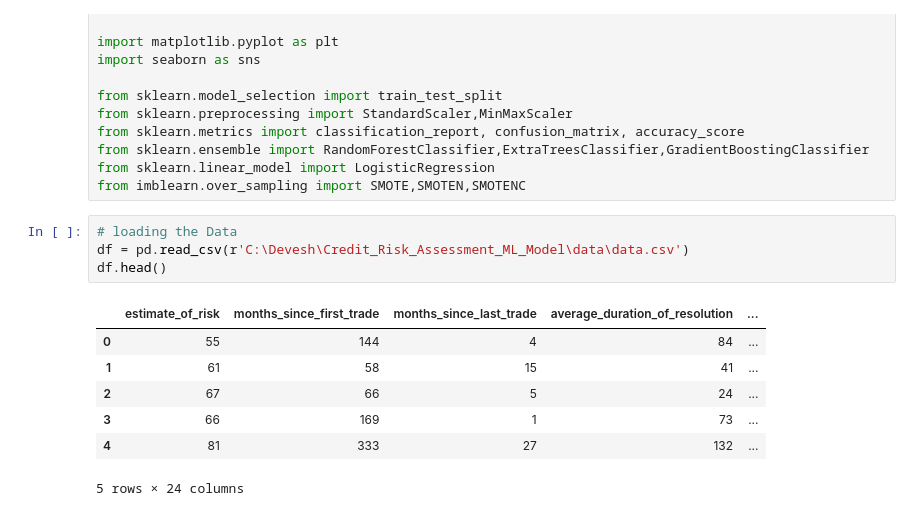
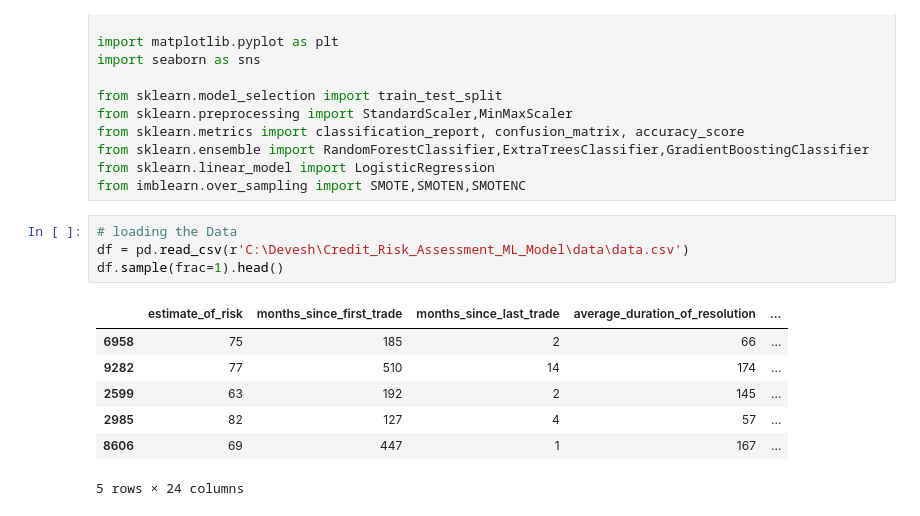
Before and after one commit to deveshdubey18/credit_risk_assessment_model, a Jupyter notebook: eda/EDA.ipynb, the cells around one changed output. Cells and saved outputs as stored; diff of their text form.

```diff
--- a/eda/EDA.ipynb
+++ b/eda/EDA.ipynb
@@ -17,12 +17,12 @@ from imblearn.over_sampling import SMOTE,SMOTEN,SMOTENC
 # %%
 # loading the Data
 df = pd.read_csv(r'C:\Devesh\Credit_Risk_Assessment_ML_Model\data\data.csv')
-df.head()
+df.sample(frac=1).head()
 # %% [output]
 |  | estimate_of_risk | months_since_first_trade | months_since_last_trade | average_duration_of_resolution | ... |
-| 0 | 55 | 144 | 4 | 84 | ... |
-| 1 | 61 | 58 | 15 | 41 | ... |
-| 2 | 67 | 66 | 5 | 24 | ... |
-| 3 | 66 | 169 | 1 | 73 | ... |
-| 4 | 81 | 333 | 27 | 132 | ... |
+| 6958 | 75 | 185 | 2 | 66 | ... |
+| 9282 | 77 | 510 | 14 | 174 | ... |
+| 2599 | 63 | 192 | 2 | 145 | ... |
+| 2985 | 82 | 127 | 4 | 57 | ... |
+| 8606 | 69 | 447 | 1 | 167 | ... |
 5 rows × 24 columns
```
Also changed, not shown: parts of 6 cells of this notebook.
